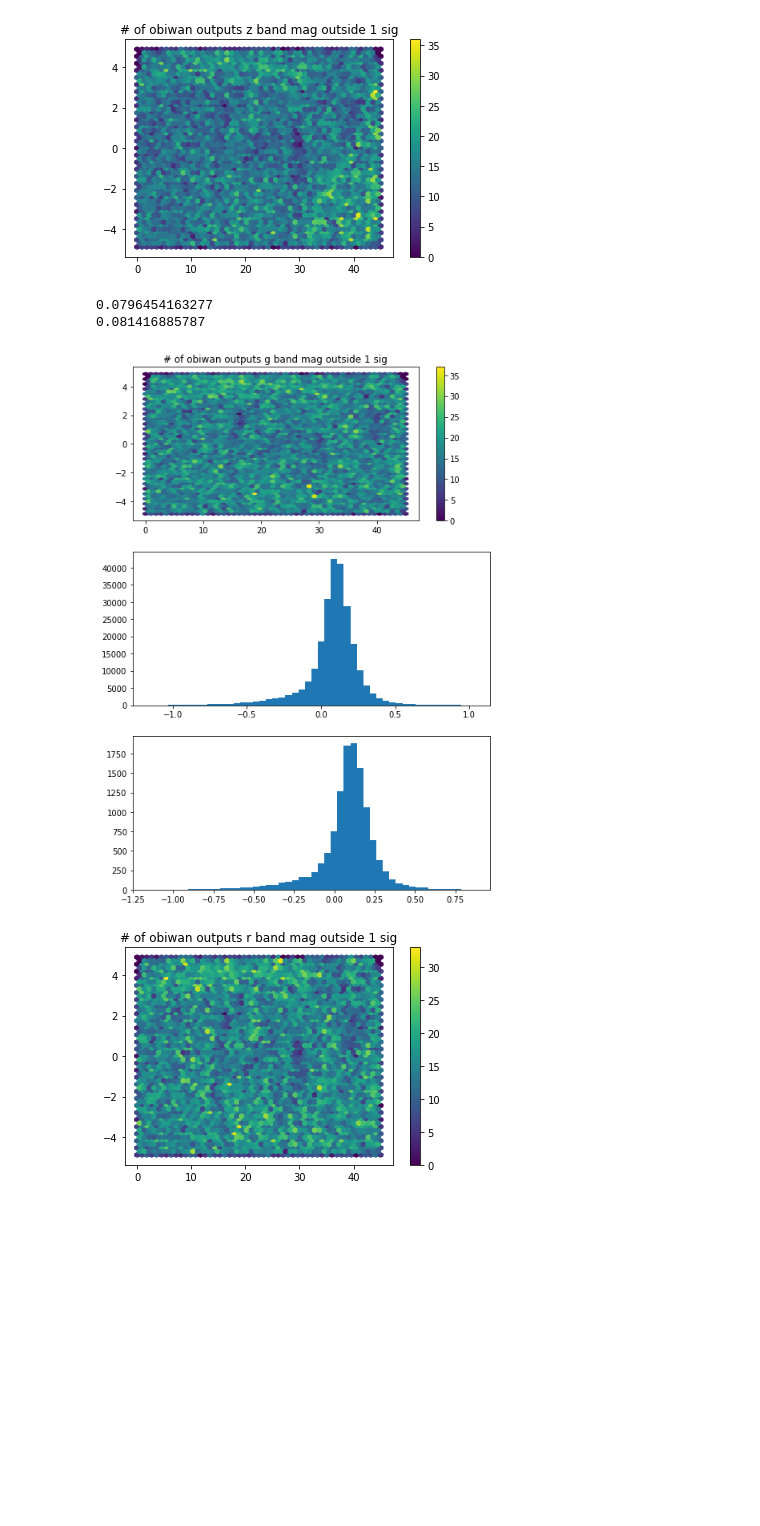
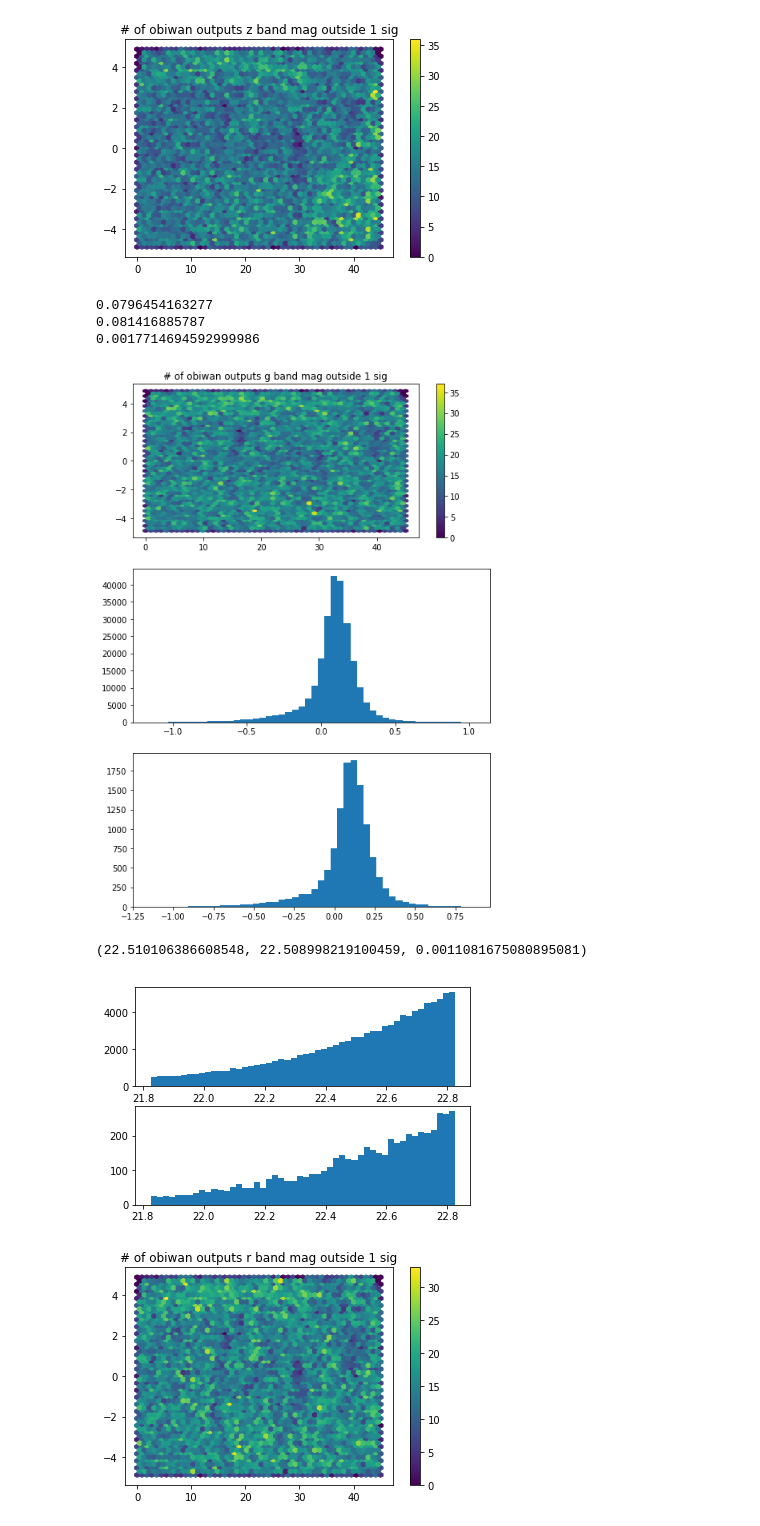
Before and after one commit to DriftingPig/Drones, a Jupyter notebook: obiwan_analysis/ang_corr/ipynb/200per_0215_validation.ipynb, the cells around one changed output. Cells and saved outputs as stored; diff of their text form; code cells hidden in the pictures; blank space fills up the shorter version.

```diff
--- a/obiwan_analysis/ang_corr/ipynb/200per_0215_validation.ipynb
+++ b/obiwan_analysis/ang_corr/ipynb/200per_0215_validation.ipynb
@@ -96,10 +98,25 @@ g_sel = 22.5 - 2.5 * np.log10(obiwan_sel['flux_g'] / obiwan_sel['mw_transmission
 plt.subplot(3,1,3)
 hist = plt.hist(g_sel - obiwan_sel['g'],bins = 50)
 print((g_sel - obiwan_sel['g']).mean())
+print(0.081416885787 - 0.0796454163277)
 # %% [output]
 0.0796454163277
 0.081416885787
+0.0017714694592999986
 [figure]
+# %%
+plt.subplot(2,1,1)
+hist1 = plt.hist(DAT['g'],bins = 50)
+plt.subplot(2,1,2)
+ra = DAT['ra']
+dec = DAT['dec']
+sel = (ra>27)&(ra<33)&(dec>-2)&(dec<2)
+DAT_sel = DAT[sel]
+hist2 = plt.hist(DAT_sel['g'],bins = 50)
+DAT_sel['g'].mean(),DAT['g'].mean(),DAT_sel['g'].mean()-DAT['g'].mean()
+# %% [output]
+(22.510106386608548, 22.508998219100459, 0.0011081675080895081)
+[figure, added]
 # %%
 mag_dist('r',obiwan)
 # %% [output]
```
Also changed, not shown: parts of 26 cells of this notebook.
